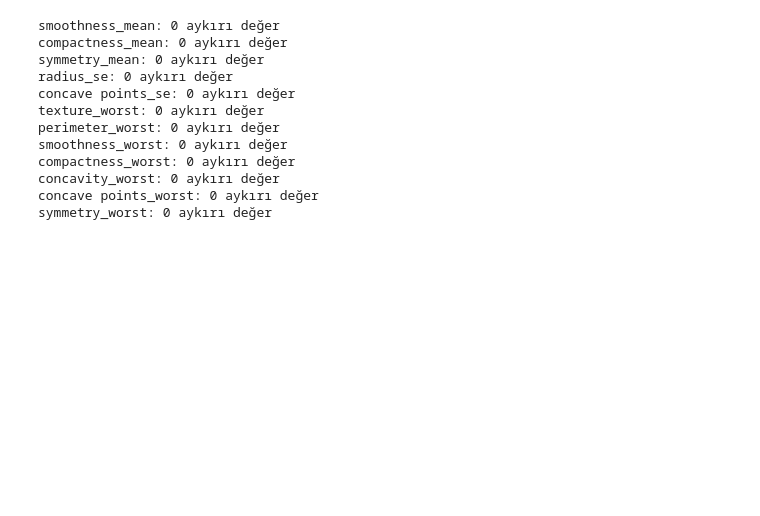
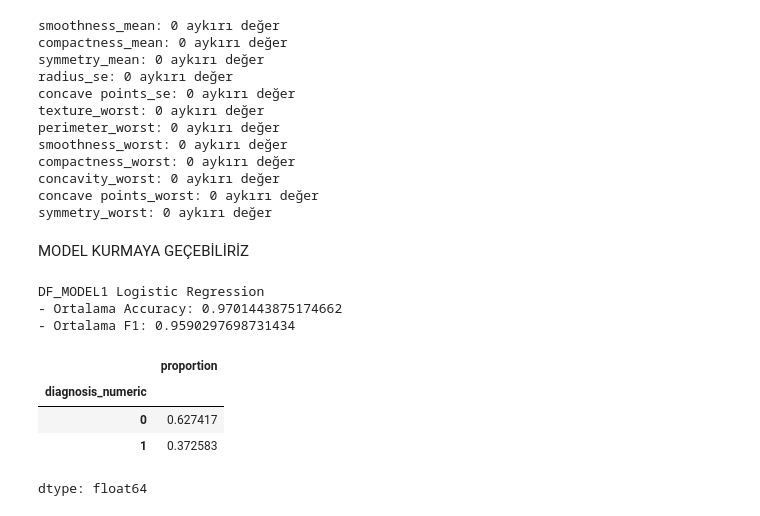
Before and after one commit to musa-fe/Classification, a Jupyter notebook: Logistic_Regression.ipynb, the cells around one changed output. Saved outputs shown, nothing was run; the diff lists cells and outputs as text; code cells hidden in the pictures; blank space fills up the shorter version.

```diff
--- a/Logistic_Regression.ipynb
+++ b/Logistic_Regression.ipynb
@@ -351,3 +351,34 @@ compactness_worst: 0 aykırı değer
 concavity_worst: 0 aykırı değer
 concave points_worst: 0 aykırı değer
 symmetry_worst: 0 aykırı değer
+# %% [markdown]
+MODEL KURMAYA GEÇEBİLİRİZ
+# %%
+from sklearn.model_selection import cross_val_score
+from sklearn.linear_model import LogisticRegression
+from sklearn.preprocessing import StandardScaler
+from sklearn.pipeline import make_pipeline
+
+X1 = df_model1.drop(columns=['diagnosis_numeric'])
+y1 = df_model1['diagnosis_numeric']
+
+pipeline1 = make_pipeline(StandardScaler(), LogisticRegression(max_iter=1000))
+
+cv_acc = cross_val_score(pipeline1, X1, y1, cv=5, scoring='accuracy')
+cv_f1 = cross_val_score(pipeline1, X1, y1, cv=5, scoring='f1')
+
+print("DF_MODEL1 Logistic Regression")
+print("- Ortalama Accuracy:", np.mean(cv_acc))
+print("- Ortalama F1:", np.mean(cv_f1))
+# %% [output]
+DF_MODEL1 Logistic Regression
+- Ortalama Accuracy: 0.9701443875174662
+- Ortalama F1: 0.9590297698731434
+# %%
+df['diagnosis_numeric'].value_counts(normalize=True)
+# %% [output]
+|  | proportion |
+| diagnosis_numeric |  |
+| 0 | 0.627417 |
+| 1 | 0.372583 |
+dtype: float64
```
